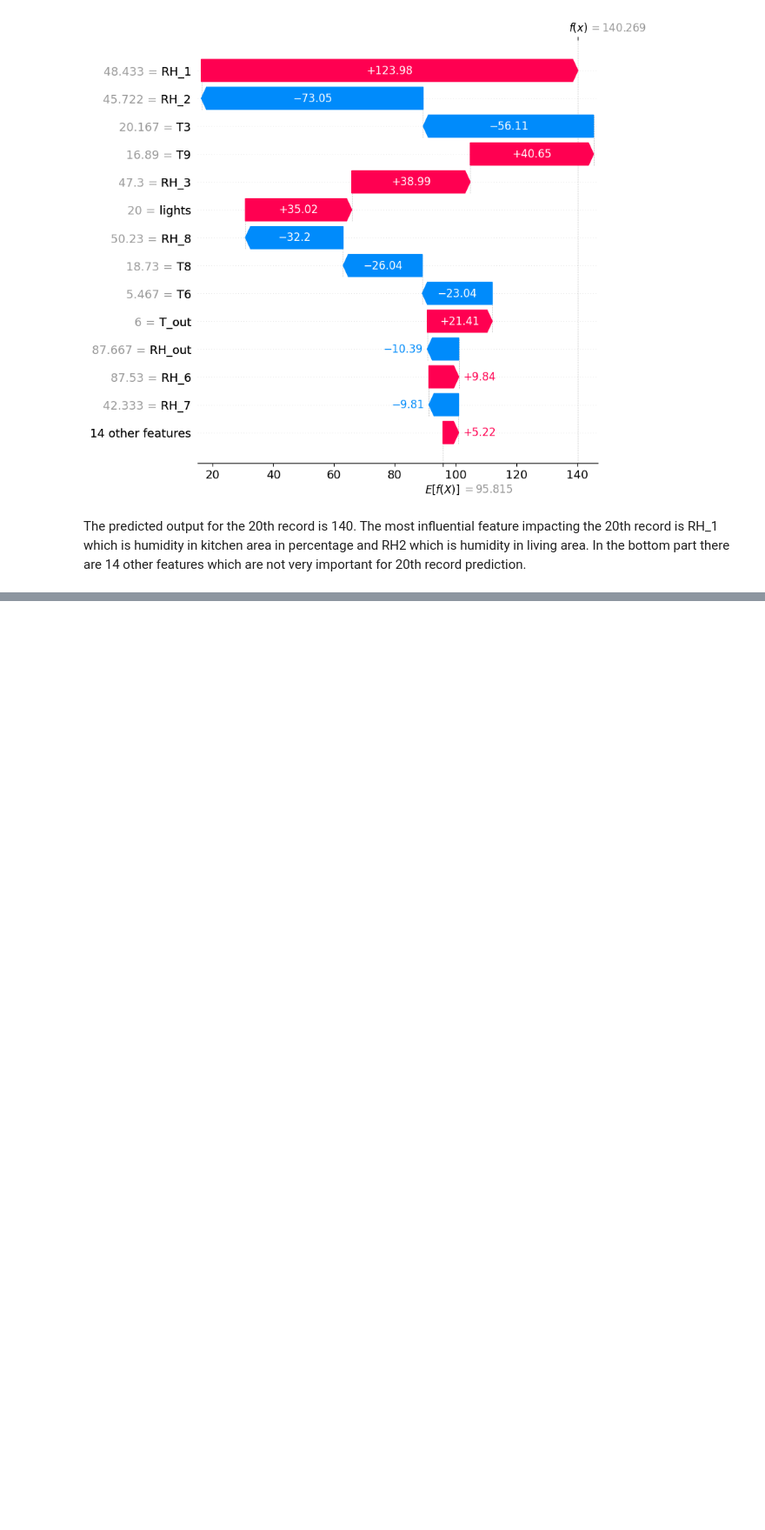
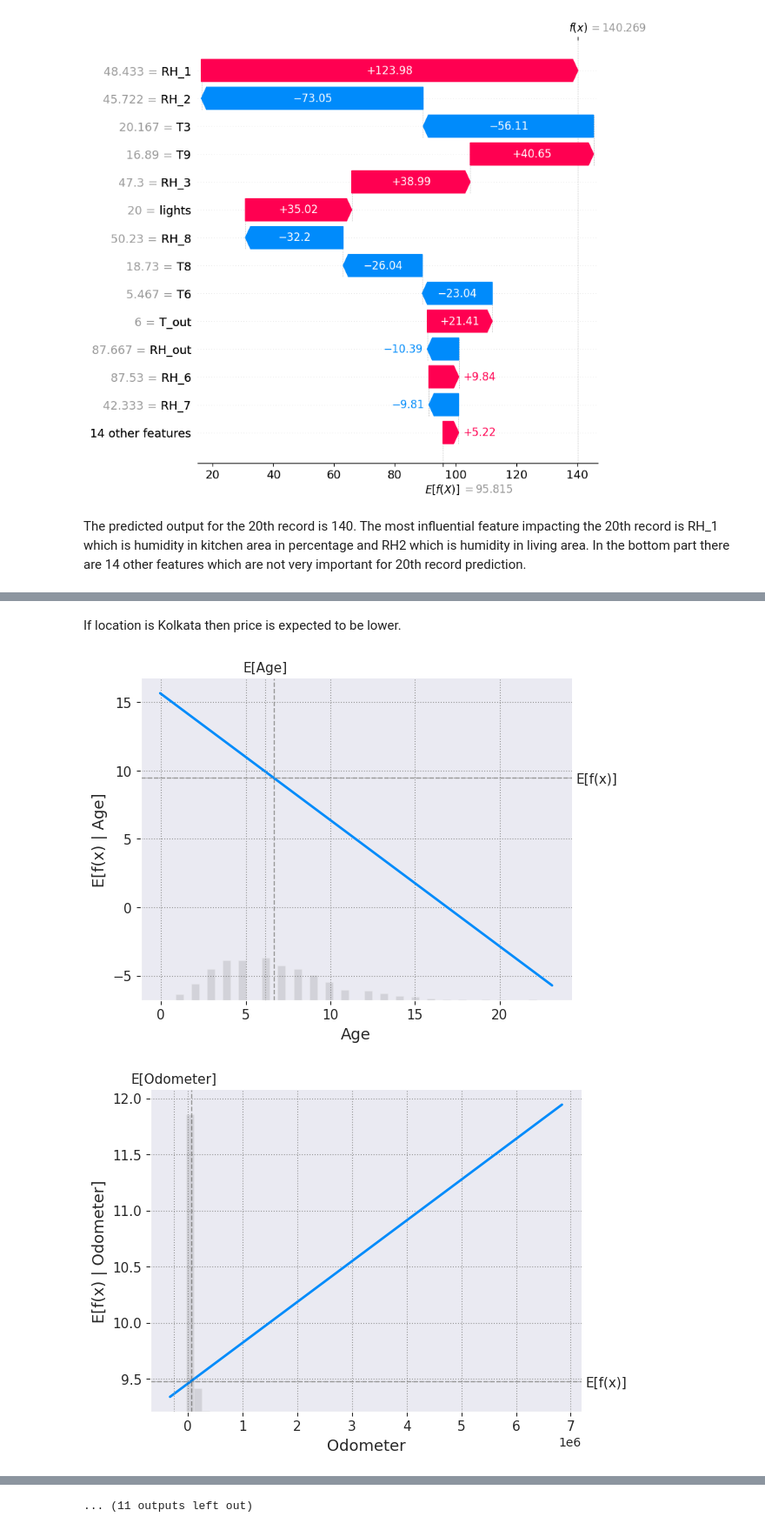
Before and after one commit to Chirag314/Interpretable-AI, a Jupyter notebook: Explainable.ipynb, the cells around one changed output, grey strips where cells are left out. Shown at 87% size. Saved outputs shown, nothing was run; the diff lists cells and outputs as text; code cells hidden in the pictures; blank space fills up the shorter version.

```diff
--- a/Explainable.ipynb
+++ b/Explainable.ipynb
@@ -143,0 +294,18 @@ The predicted output for the 20th record is 140. The most influential feature im
+# %% [markdown]
+If location is Kolkata then price is expected to be lower.
+# %%
+import seaborn as sns
+import matplotlib.pyplot as plt
+#fig,axe=plt.subplots(nrows=12,ncols=2,figsize=(100,20))
+#axe=axe.flatten()
+#sns.set_style("darkgrid",{"grid.color":'.6',"grid.linestyle":':'})
+axis_counter=0
+for feature in df_autot.columns:
+  #ax=axe[axis_counter]
+  shap.partial_dependence_plot(
+    feature,model.predict,X,ice=False,model_expected_value=True,feature_expected_value=True
+  )
+  #axis_counter+=1
+# %% [output]
+[figure, added]
+[figure, added]
@@ -143,0 +322 @@ The predicted output for the 20th record is 140. The most influential feature im
+... (11 outputs left out)
```
Also changed, not shown: parts of 19 cells of this notebook.
